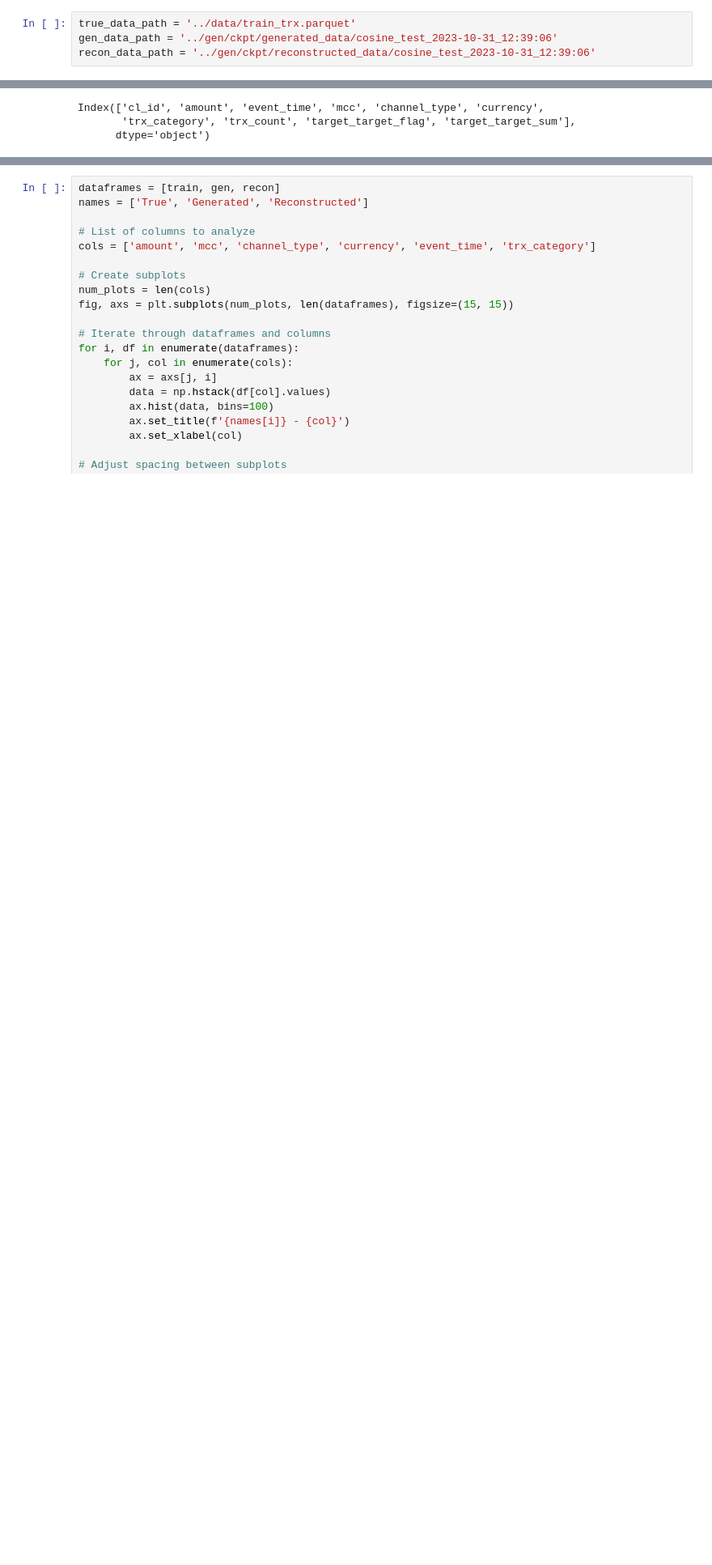
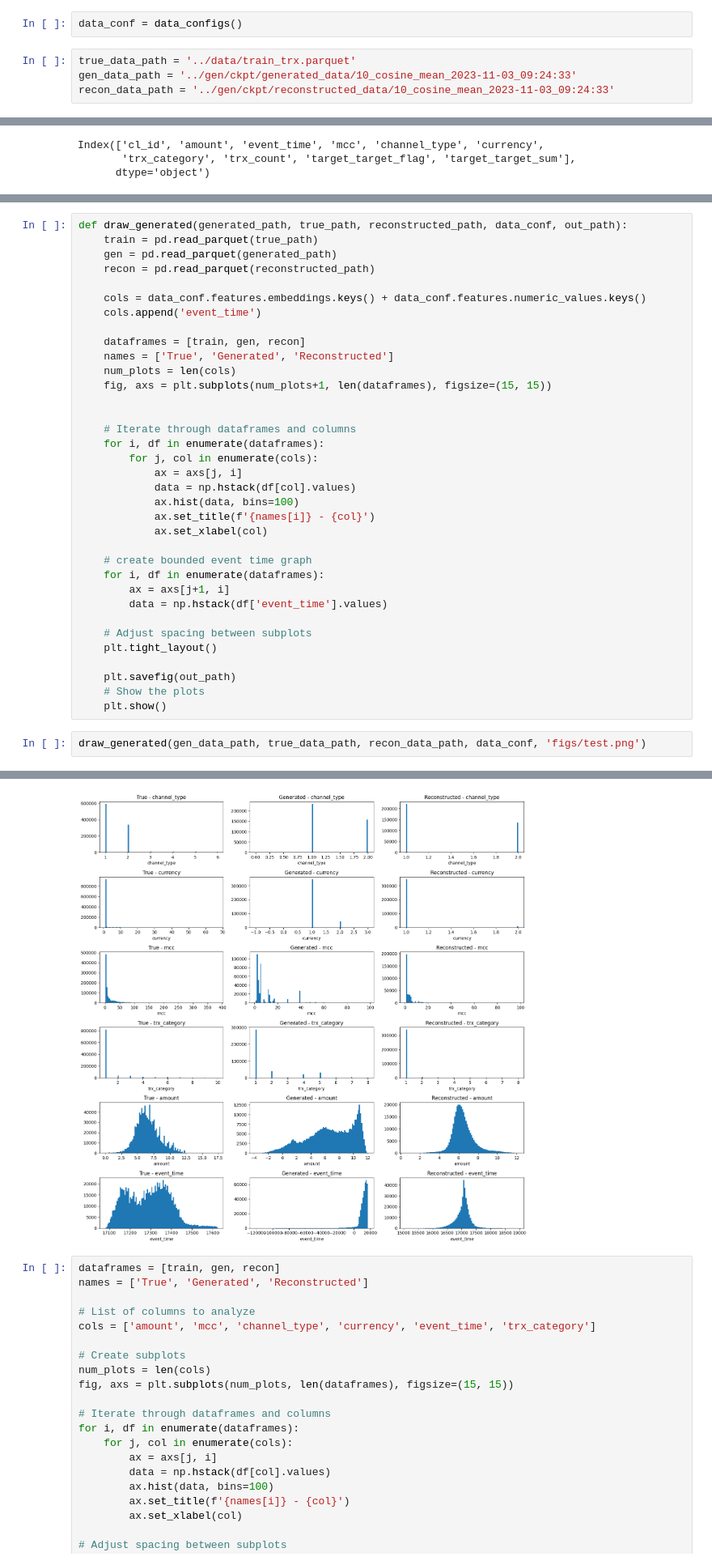
Before and after one commit to VityaVitalich/MLEM, a Jupyter notebook: experiments/rosbank/notebooks/gen_vis.ipynb, the cells around one changed output, grey strips where cells are left out. Shown at 81% size. Drawn from its saved outputs; the diff is of its cells as text; blank space fills up the shorter version.

```diff
--- a/experiments/rosbank/notebooks/gen_vis.ipynb
+++ b/experiments/rosbank/notebooks/gen_vis.ipynb
@@ -5,7 +10,9 @@ import numpy as np
+# %%
+data_conf = data_configs()
 # %%
 true_data_path = '../data/train_trx.parquet'
-gen_data_path = '../gen/ckpt/generated_data/cosine_test_2023-10-31_12:39:06'
-recon_data_path = '../gen/ckpt/reconstructed_data/cosine_test_2023-10-31_12:39:06'
+gen_data_path = '../gen/ckpt/generated_data/10_cosine_mean_2023-11-03_09:24:33'
+recon_data_path = '../gen/ckpt/reconstructed_data/10_cosine_mean_2023-11-03_09:24:33'
 # %%
 train = pd.read_parquet(true_data_path)
 gen = pd.read_parquet(gen_data_path)
@@ -27,0 +26,38 @@ Name: amount, dtype: int64
+# %%
+def draw_generated(generated_path, true_path, reconstructed_path, data_conf, out_path):
+    train = pd.read_parquet(true_path)
+    gen = pd.read_parquet(generated_path)
+    recon = pd.read_parquet(reconstructed_path)
+
+    cols = data_conf.features.embeddings.keys() + data_conf.features.numeric_values.keys()
+    cols.append('event_time')
+
+    dataframes = [train, gen, recon]
+    names = ['True', 'Generated', 'Reconstructed']
+    num_plots = len(cols)
+    fig, axs = plt.subplots(num_plots+1, len(dataframes), figsize=(15, 15))
+
+
+    # Iterate through dataframes and columns
+    for i, df in enumerate(dataframes):
+        for j, col in enumerate(cols):
+            ax = axs[j, i]
+            data = np.hstack(df[col].values)
+            ax.hist(data, bins=100)
+            ax.set_title(f'{names[i]} - {col}')
+            ax.set_xlabel(col)
+
+    # create bounded event time graph
+    for i, df in enumerate(dataframes):
+        ax = axs[j+1, i]
+        data = np.hstack(df['event_time'].values)
+
+    # Adjust spacing between subplots
+    plt.tight_layout()
+
+    plt.savefig(out_path)
+    # Show the plots
+    plt.show()
+# %%
+draw_generated(gen_data_path, true_data_path, recon_data_path, data_conf, 'figs/test.png')
+# %% [output]
@@ -28,3 +65,4 @@ Name: amount, dtype: int64
+[figure, added]
 # %%
 dataframes = [train, gen, recon]
 names = ['True', 'Generated', 'Reconstructed']
```
Also changed, not shown: parts of 3 cells of this notebook, 23 other files.
